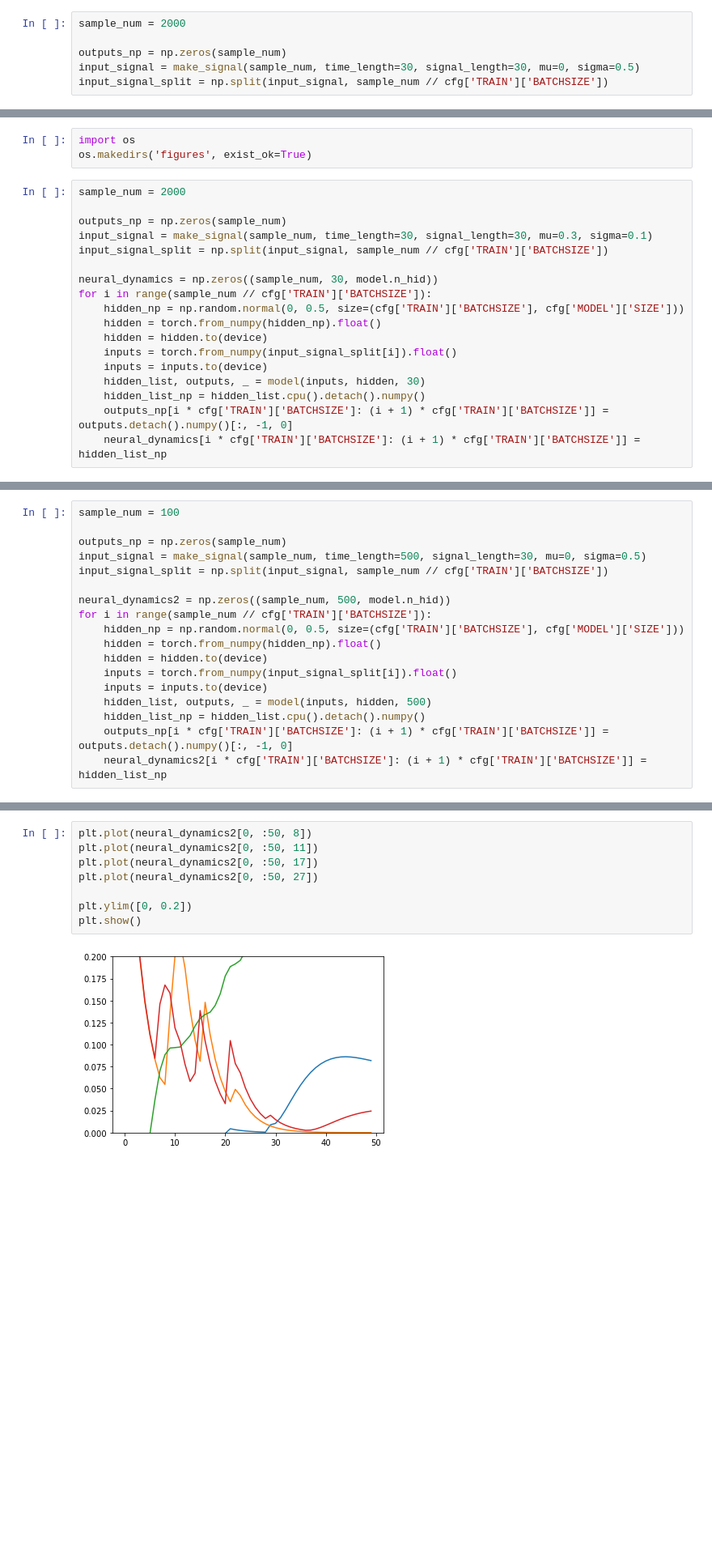
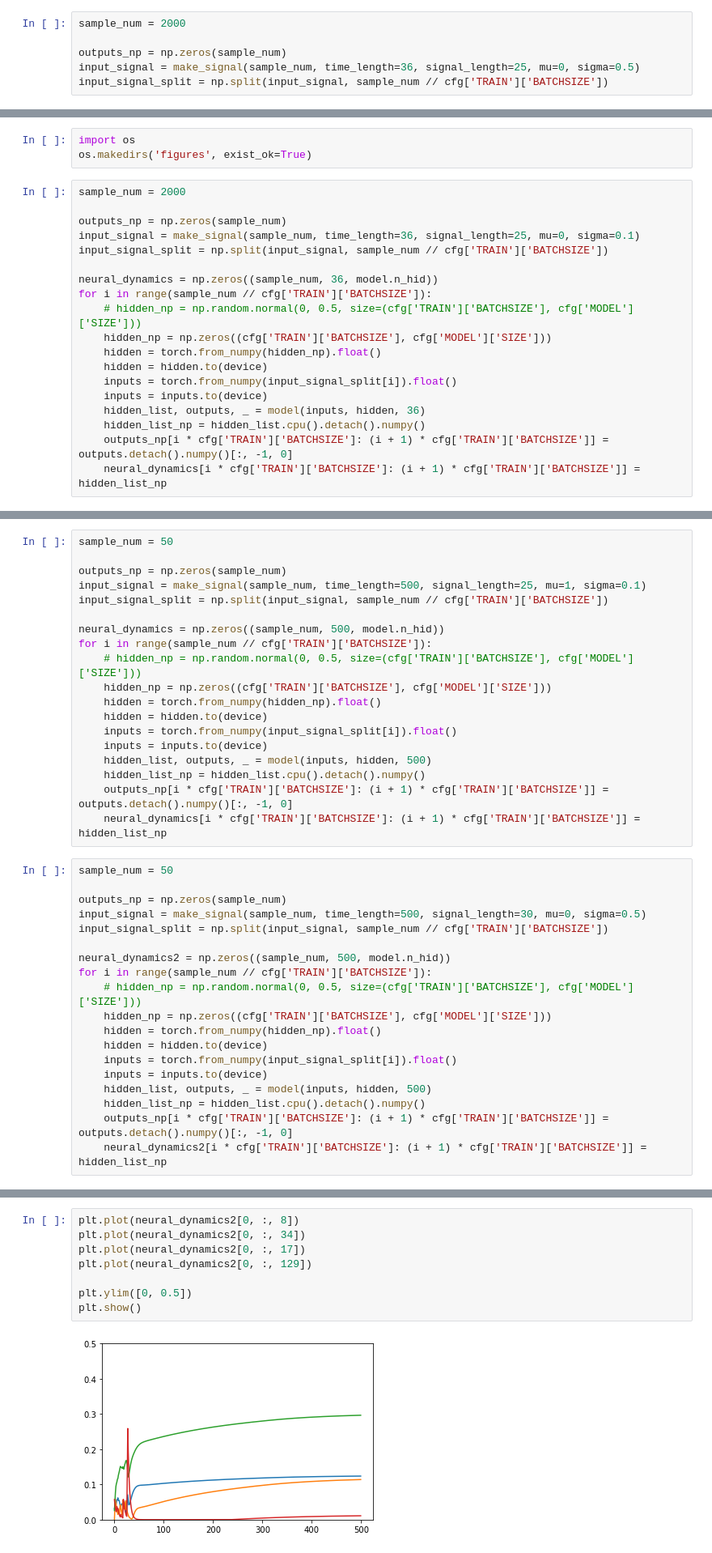
Before and after one commit to tripdancer0916/probabilistic-inference-rnn, a Jupyter notebook: jupyter/check_results.ipynb, the cells around one changed output, grey strips where cells are left out. Shown at 81% size. Cells and saved outputs as stored; diff of their text form; blank space fills up the shorter version.

```diff
--- a/jupyter/check_results.ipynb
+++ b/jupyter/check_results.ipynb
@@ -86,6 +85,6 @@ cfg['DATALOADER']
 sample_num = 2000
 
 outputs_np = np.zeros(sample_num)
-input_signal = make_signal(sample_num, time_length=30, signal_length=30, mu=0, sigma=0.5)
+input_signal = make_signal(sample_num, time_length=36, signal_length=25, mu=0, sigma=0.5)
 input_signal_split = np.split(input_signal, sample_num // cfg['TRAIN']['BATCHSIZE'])
 # %%
@@ -114,17 +114,18 @@ os.makedirs('figures', exist_ok=True)
 sample_num = 2000
 
 outputs_np = np.zeros(sample_num)
-input_signal = make_signal(sample_num, time_length=30, signal_length=30, mu=0.3, sigma=0.1)
+input_signal = make_signal(sample_num, time_length=36, signal_length=25, mu=0, sigma=0.1)
 input_signal_split = np.split(input_signal, sample_num // cfg['TRAIN']['BATCHSIZE'])
 
-neural_dynamics = np.zeros((sample_num, 30, model.n_hid))
+neural_dynamics = np.zeros((sample_num, 36, model.n_hid))
 for i in range(sample_num // cfg['TRAIN']['BATCHSIZE']):
-    hidden_np = np.random.normal(0, 0.5, size=(cfg['TRAIN']['BATCHSIZE'], cfg['MODEL']['SIZE']))
+    # hidden_np = np.random.normal(0, 0.5, size=(cfg['TRAIN']['BATCHSIZE'], cfg['MODEL']['SIZE']))
+    hidden_np = np.zeros((cfg['TRAIN']['BATCHSIZE'], cfg['MODEL']['SIZE']))
     hidden = torch.from_numpy(hidden_np).float()
     hidden = hidden.to(device)
     inputs = torch.from_numpy(input_signal_split[i]).float()
     inputs = inputs.to(device)
-    hidden_list, outputs, _ = model(inputs, hidden, 30)
+    hidden_list, outputs, _ = model(inputs, hidden, 36)
     hidden_list_np = hidden_list.cpu().detach().numpy()
     outputs_np[i * cfg['TRAIN']['BATCHSIZE']: (i + 1) * cfg['TRAIN']['BATCHSIZE']] = outputs.detach().numpy()[:, -1, 0]
     neural_dynamics[i * cfg['TRAIN']['BATCHSIZE']: (i + 1) * cfg['TRAIN']['BATCHSIZE']] = hidden_list_np
@@ -257,8 +250,27 @@ plt.ylim([0, 0.2])
 plt.show()
 # %% [output]
 [figure]
+# %%
+sample_num = 50
+
+outputs_np = np.zeros(sample_num)
+input_signal = make_signal(sample_num, time_length=500, signal_length=25, mu=1, sigma=0.1)
+input_signal_split = np.split(input_signal, sample_num // cfg['TRAIN']['BATCHSIZE'])
+
+neural_dynamics = np.zeros((sample_num, 500, model.n_hid))
+for i in range(sample_num // cfg['TRAIN']['BATCHSIZE']):
+    # hidden_np = np.random.normal(0, 0.5, size=(cfg['TRAIN']['BATCHSIZE'], cfg['MODEL']['SIZE']))
+    hidden_np = np.zeros((cfg['TRAIN']['BATCHSIZE'], cfg['MODEL']['SIZE']))
+    hidden = torch.from_numpy(hidden_np).float()
+    hidden = hidden.to(device)
+    inputs = torch.from_numpy(input_signal_split[i]).float()
+    inputs = inputs.to(device)
+    hidden_list, outputs, _ = model(inputs, hidden, 500)
+    hidden_list_np = hidden_list.cpu().detach().numpy()
+    outputs_np[i * cfg['TRAIN']['BATCHSIZE']: (i + 1) * cfg['TRAIN']['BATCHSIZE']] = outputs.detach().numpy()[:, -1, 0]
+    neural_dynamics[i * cfg['TRAIN']['BATCHSIZE']: (i + 1) * cfg['TRAIN']['BATCHSIZE']] = hidden_list_np
 # %%
-sample_num = 100
+sample_num = 50
 
 outputs_np = np.zeros(sample_num)
 input_signal = make_signal(sample_num, time_length=500, signal_length=30, mu=0, sigma=0.5)
@@ -266,7 +278,8 @@ input_signal_split = np.split(input_signal, sample_num // cfg['TRAIN']['BATCHSIZ
 
 neural_dynamics2 = np.zeros((sample_num, 500, model.n_hid))
 for i in range(sample_num // cfg['TRAIN']['BATCHSIZE']):
-    hidden_np = np.random.normal(0, 0.5, size=(cfg['TRAIN']['BATCHSIZE'], cfg['MODEL']['SIZE']))
+    # hidden_np = np.random.normal(0, 0.5, size=(cfg['TRAIN']['BATCHSIZE'], cfg['MODEL']['SIZE']))
+    hidden_np = np.zeros((cfg['TRAIN']['BATCHSIZE'], cfg['MODEL']['SIZE']))
     hidden = torch.from_numpy(hidden_np).float()
     hidden = hidden.to(device)
     inputs = torch.from_numpy(input_signal_split[i]).float()
@@ -278,10 +301,10 @@ for i in range(sample_num // cfg['TRAIN']['BATCHSIZE']):
 # %%
-plt.plot(neural_dynamics2[0, :50, 8])
-plt.plot(neural_dynamics2[0, :50, 11])
-plt.plot(neural_dynamics2[0, :50, 17])
-plt.plot(neural_dynamics2[0, :50, 27])
+plt.plot(neural_dynamics2[0, :, 8])
+plt.plot(neural_dynamics2[0, :, 34])
+plt.plot(neural_dynamics2[0, :, 17])
+plt.plot(neural_dynamics2[0, :, 129])
 
-plt.ylim([0, 0.2])
+plt.ylim([0, 0.5])
 plt.show()
 # %% [output]
-[figure, old version]
+[figure, new version]
```
Also changed, not shown: parts of 15 cells of this notebook, 1 other file.
